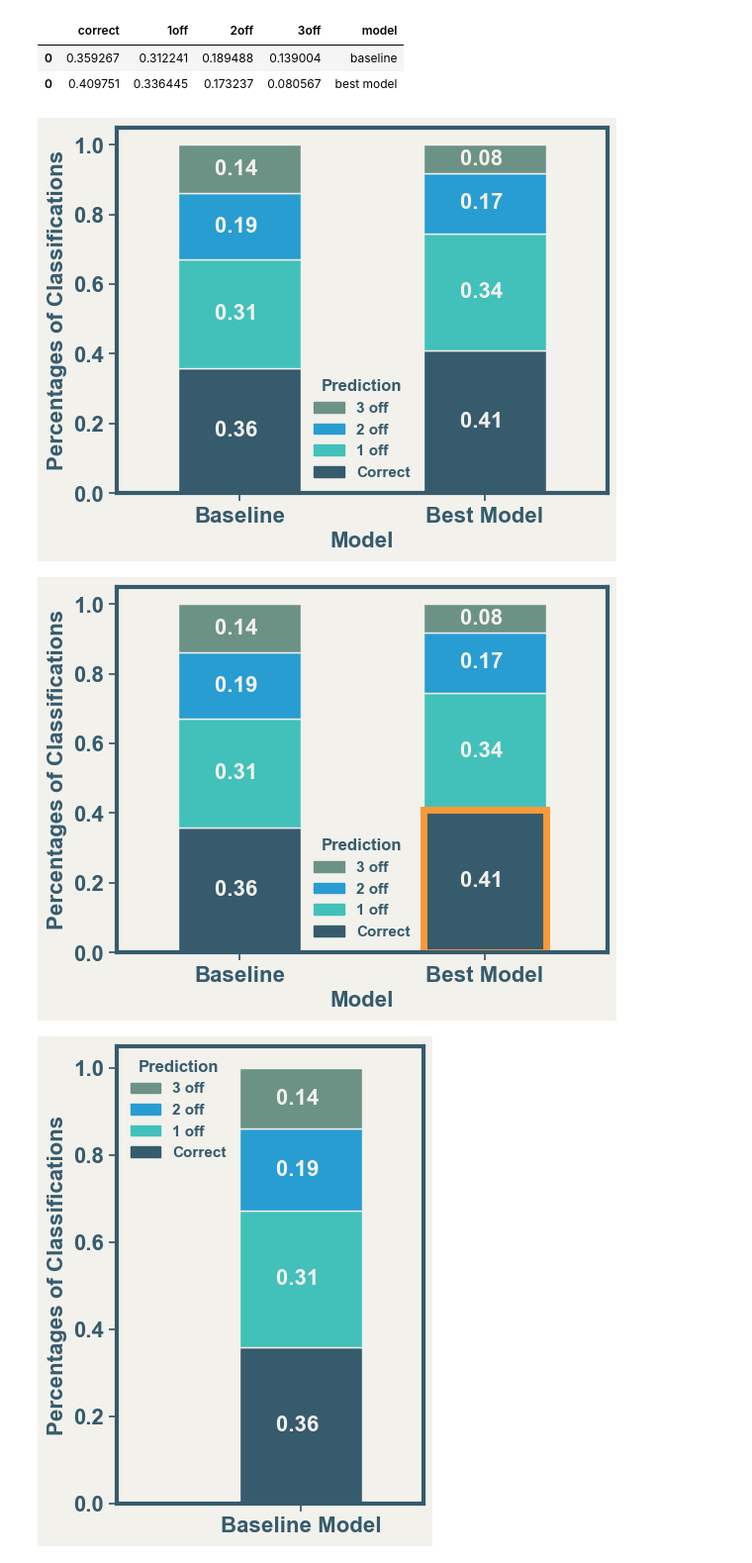
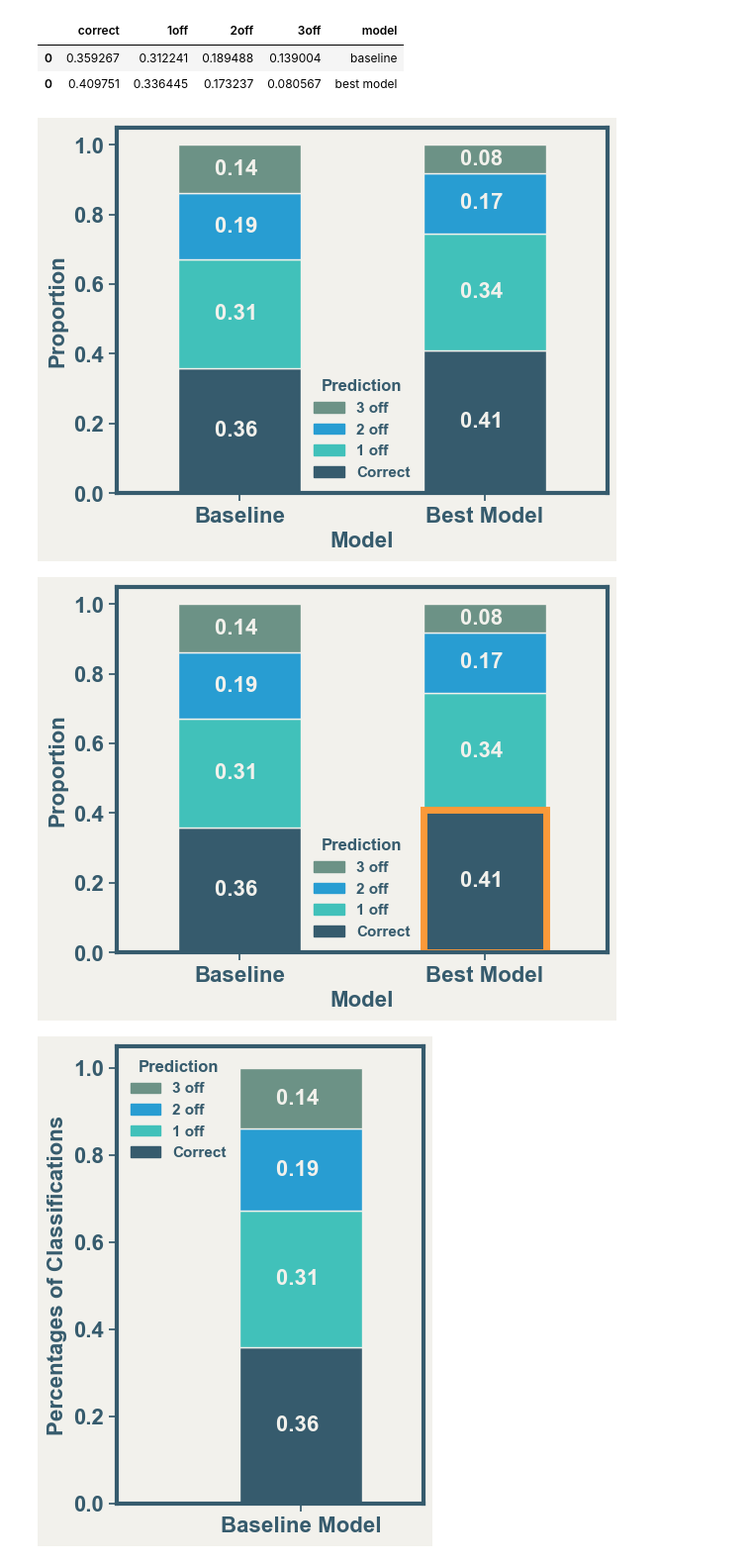
Before and after one commit to LanaCasselmann/ds_capstone_pet_adoptability, a Jupyter notebook: notebooks/model_vis.ipynb, the cells around one changed output. Shown: that part at 99% size. Drawn from its saved outputs; the diff is of its cells as text; code cells hidden in the pictures.

```diff
--- a/notebooks/model_vis.ipynb
+++ b/notebooks/model_vis.ipynb
@@ -550,41 +535,42 @@ df_kappa_all
 # %%
 #kappa_plot = sns.barplot(data=df_kappa_all, x='model')#, hue=columns)
 kappa_plot = df_kappa_all.plot(kind='bar', stacked=True)#, color=['red', 'pink'])
 # Add Title and Labels
 #plt.title('Model Comparison')
 plt.xlabel('Model')
-plt.ylabel('Percentages of Classifications')
+plt.ylabel('Proportion')
 kappa_plot.set_xticklabels(['Baseline','Best Model'])
 plt.xticks(rotation=0)
 
 for g in kappa_plot.patches:
      width, height = g.get_width(), g.get_height()
      x, y = g.get_xy()
      kappa_plot.text(x+width/2,
              y+height/2,
              '{:.2f} '.format(height),
              horizontalalignment='center',
              verticalalignment='center',
              color = '#f2f1ec')
 #     kappa_plot.annotate(format(g.get_height(), '.2f'),
 #                    (g.get_x() + g.get_width() / 2., g.get_height()),
 #                    ha = 'center', va = 'center',
 #                    xytext = (0, -20),
 #                    textcoords = 'offset points',
 #                    color = '#f2f1ec')
 legend_labels = ['Correct','1 off', '2 off', '3 off', '4 off']
 legend_handles = [mpatches.Patch(color=color, label=label) for color, label in zip(['#365b6d', '#41c1ba', '#289dd2', '#6c9286'], legend_labels)]
 plt.legend(handles=legend_handles[::-1], title='Prediction')#, title_fontsize=14, bbox_to_anchor=(0.65, 0.90), loc='upper left')
+plt.savefig('../images/presentation/model_comp.png', dpi=1200, bbox_inches='tight')
 plt.show();
 # %% [output]
-[figure, old version]
+[figure, new version]
 # %%
 #kappa_plot = sns.barplot(data=df_kappa_all, x='model')#, hue=columns)
 kappa_plot = df_kappa_all.plot(kind='bar', stacked=True)#, color=['red', 'pink'])
 # Add Title and Labels
 #plt.title('Model Comparison')
 plt.xlabel('Model')
-plt.ylabel('Percentages of Classifications')
+plt.ylabel('Proportion')
 kappa_plot.set_xticklabels(['Baseline','Best Model'])
 plt.xticks(rotation=0)
 
@@ -609,9 +595,10 @@ kappa_plot.add_patch(Rectangle(xy=kappa_plot.containers[0][1].get_xy(),
 legend_labels = ['Correct','1 off', '2 off', '3 off', '4 off']
 legend_handles = [mpatches.Patch(color=color, label=label) for color, label in zip(['#365b6d', '#41c1ba', '#289dd2', '#6c9286'], legend_labels)]
 plt.legend(handles=legend_handles[::-1], title='Prediction')#, title_fontsize=14, bbox_to_anchor=(0.65, 0.90), loc='upper left')
+plt.savefig('../images/presentation/model_comp_box.png', dpi=1200, bbox_inches='tight')
 plt.show();
 # %% [output]
-[figure, old version]
+[figure, new version]
 # %%
 #fig = plt.figure(figsize=(4,8))
 kappa_plot_bl = df_kappa_all.query('model == "baseline"').plot(kind='bar',
```
Also changed, not shown: parts of 1 cell of this notebook, 4 other files.
